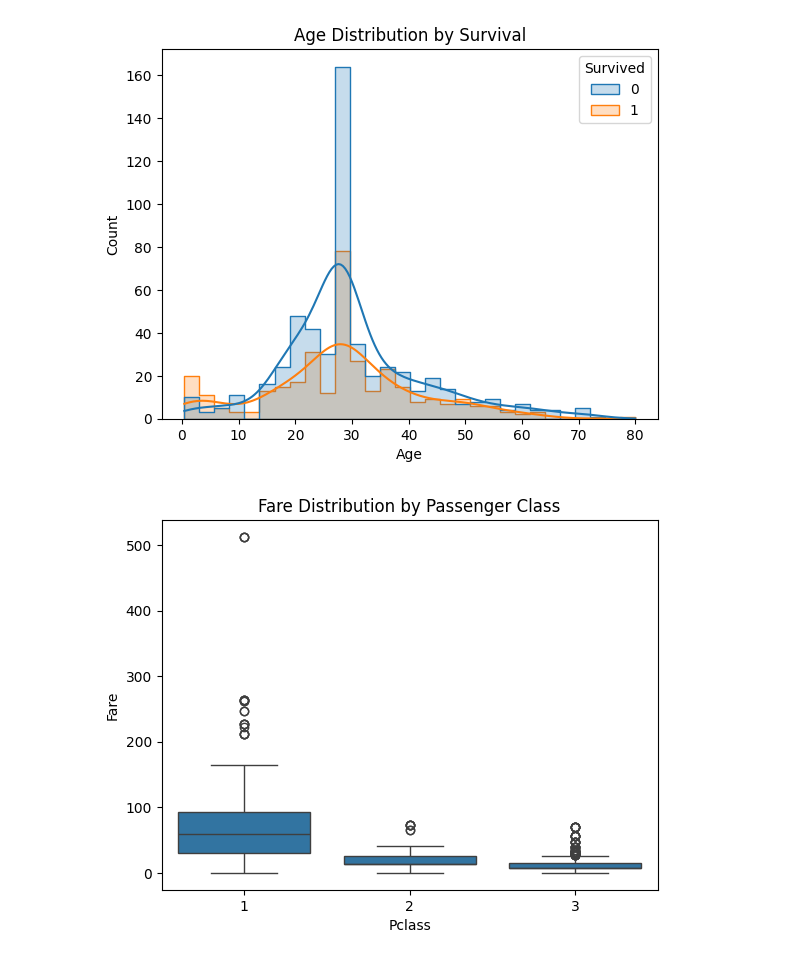
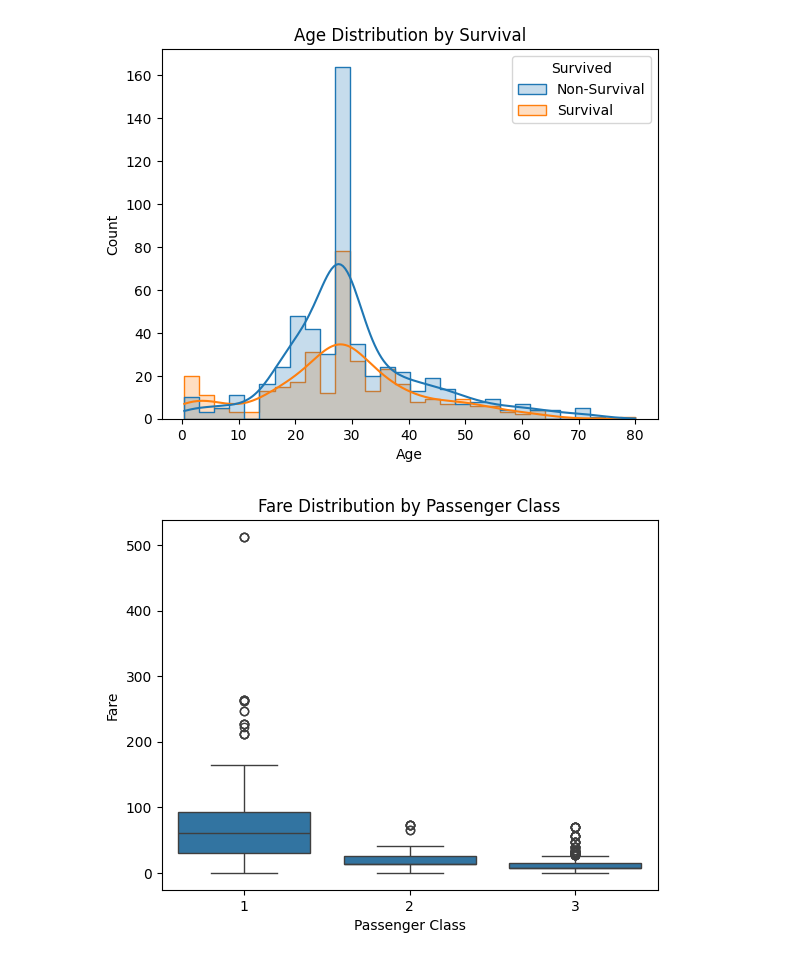
Before and after one commit to KalleLahtinen/joda2024, a Jupyter notebook: 10_lines/10_riviä_koodia_vk3.ipynb, the cells around one changed output. Cells and saved outputs as stored; diff of their text form; code cells hidden in the pictures.

Commit message:
Create a simple data analysis of Titanic survival in about 10 lines of code

```diff
--- a/10_lines/10_riviä_koodia_vk3.ipynb
+++ b/10_lines/10_riviä_koodia_vk3.ipynb
@@ -56,17 +52,10 @@ print(df['Age'].isnull().sum())
 # %%
-# Drop (2) rows where 'Embarked' is null
-df = df.dropna(subset=['Embarked'])
-
-# Encode 'Sex' with label encoding: female=1, male=0
-df['Sex'] = df['Sex'].map({'female': 1, 'male': 0})
-
-# One-hot encode 'Embarked' with dummy variables
-# drop_first=True to avoid dummy variable trap
-embarked_dummies = pd.get_dummies(df['Embarked'], prefix='Embarked', drop_first=True)
-df = pd.concat([df, embarked_dummies], axis=1)
+# Encode 'Sex' with label encoding: male=0, female=1
+df['Sex'] = df['Sex'].map({'male': 0, 'female': 1, })
 
 # Drop unnecessary variables
-# 'Cabin' is dropped due to high missing values,
-# 'Ticket' and 'Name' are dropped as they require complex feature engineering to be useful,
-# 'Embarked' is dropped because we have encoded it
-df = df.drop(['Name', 'Ticket', 'Cabin', 'Embarked'], axis=1)
+#   PassengerId is for identification purposes only,
+#   'Cabin' is dropped due to high missing values,
+#   'Ticket', 'Name' and 'Embarked' are dropped as they require
+#    complex feature engineering to be useful.
+df = df.drop(['PassengerId', 'Name', 'Ticket', 'Cabin', 'Embarked'], axis=1)
@@ -108,14 +95,17 @@ ValueError: Could not interpret value `Embarked` for `x`. An entry with this nam
 # %%
 # Age distribution of survivors vs. non-survivors
+df['Survived'] = df['Survived'].map({0: 'Non-Survival', 1: 'Survival'})
 sns.histplot(data=df, x='Age', hue='Survived', kde=True, element='step')
+
 plt.title('Age Distribution by Survival')
 plt.show()
 # %% [output]
-[figure, old version]
+[figure, new version]
 # %%
-# Fare by Pclass
+# Fare by Passenger Class (Average as boxplots and category outliers as dots)
 sns.boxplot(x='Pclass', y='Fare', data=df)
 plt.title('Fare Distribution by Passenger Class')
+plt.xlabel('Passenger Class')  # This sets the x-axis label to "Passenger Class"
 plt.show()
 # %% [output]
-[figure, old version]
+[figure, new version]
```
Also changed, not shown: parts of 7 cells of this notebook.
